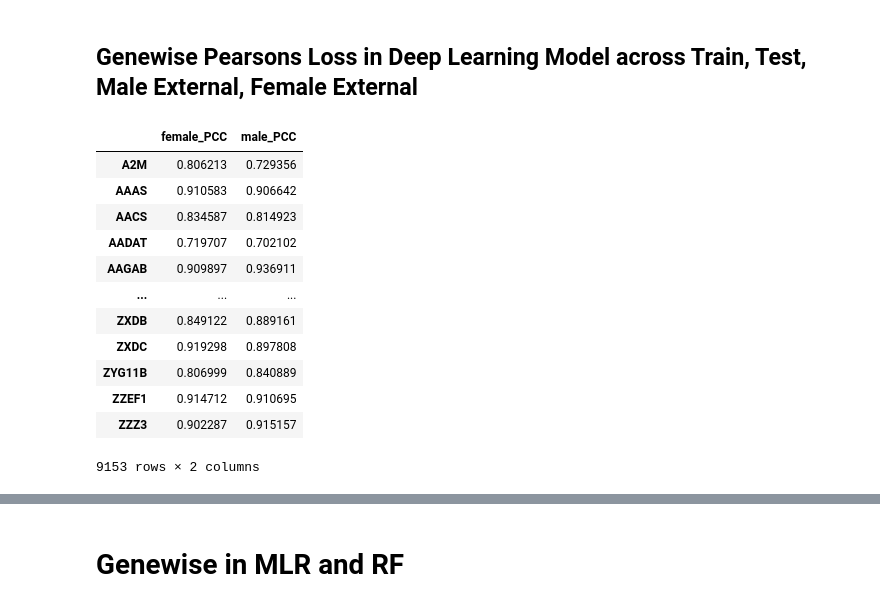
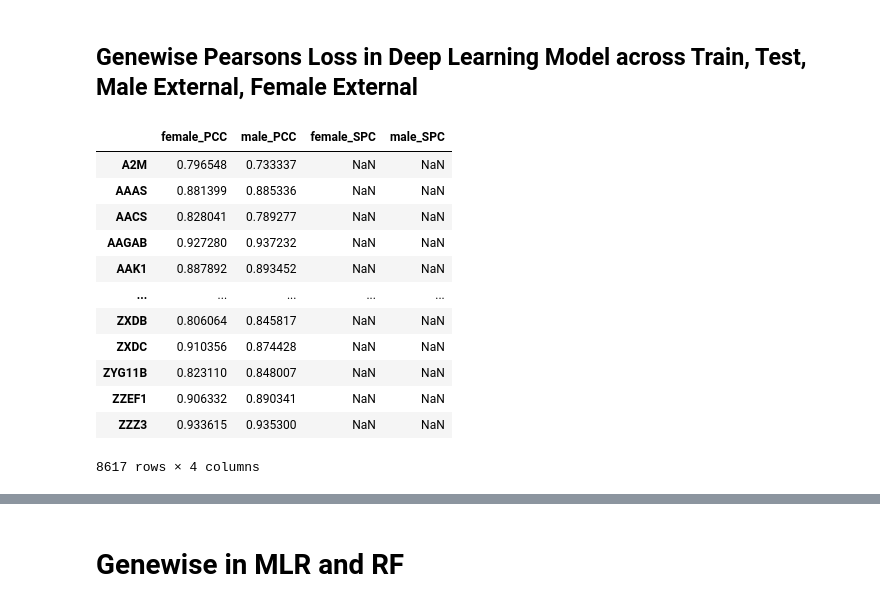
Before and after one commit to Alexander-Broadley/Zhang_lab_rotation, a Jupyter notebook: report_figures/accuracy_plots.ipynb, the cells around one changed output, grey strips where cells are left out. Saved outputs shown, nothing was run; the diff lists cells and outputs as text; code cells hidden in the pictures.

```diff
--- a/report_figures/accuracy_plots.ipynb
+++ b/report_figures/accuracy_plots.ipynb
@@ -75,24 +79,24 @@ train_test_scores['train_PCC'] = 1 - train_test_scores['train_loss']
 train_test_scores['test_PCC'] = 1 - train_test_scores['test_loss']
 # %%
 #load PCC from external male and female samples (do not need to transform these)
-MF_scores = pd.read_csv(f'{DATA_ROOT}/female_male_PCC.csv', index_col = 0)
+MF_scores = pd.read_csv(f'{DATA_ROOT}/female_male_PCC_norm.csv', index_col = 0)
 
 #get only TGs with better than 80% correlation in male and females
 MF_scores[(MF_scores['female_PCC'] > 0.7) & (MF_scores['male_PCC'] > 0.7)]
 # %% [output]
-|  | female_PCC | male_PCC |
-| A2M | 0.806213 | 0.729356 |
-| AAAS | 0.910583 | 0.906642 |
-| AACS | 0.834587 | 0.814923 |
-| AADAT | 0.719707 | 0.702102 |
-| AAGAB | 0.909897 | 0.936911 |
-| ... | ... | ... |
-| ZXDB | 0.849122 | 0.889161 |
-| ZXDC | 0.919298 | 0.897808 |
-| ZYG11B | 0.806999 | 0.840889 |
-| ZZEF1 | 0.914712 | 0.910695 |
-| ZZZ3 | 0.902287 | 0.915157 |
+|  | female_PCC | male_PCC | female_SPC | male_SPC |
+| A2M | 0.796548 | 0.733337 | NaN | NaN |
+| AAAS | 0.881399 | 0.885336 | NaN | NaN |
+| AACS | 0.828041 | 0.789277 | NaN | NaN |
+| AAGAB | 0.927280 | 0.937232 | NaN | NaN |
+| AAK1 | 0.887892 | 0.893452 | NaN | NaN |
+| ... | ... | ... | ... | ... |
+| ZXDB | 0.806064 | 0.845817 | NaN | NaN |
+| ZXDC | 0.910356 | 0.874428 | NaN | NaN |
+| ZYG11B | 0.823110 | 0.848007 | NaN | NaN |
+| ZZEF1 | 0.906332 | 0.890341 | NaN | NaN |
+| ZZZ3 | 0.933615 | 0.935300 | NaN | NaN |
-9153 rows × 2 columns
+8617 rows × 4 columns
 # %%
 #create a plotting dataframe that will be melted for use with create_pearsons_violin, columns are named for X axis ticks
 plot_frame = pd.DataFrame(index = MF_scores.index, columns = ['Train', 'Test', 'Female', 'Male'])
```
Also changed, not shown: parts of 17 cells of this notebook, 4 other files.
